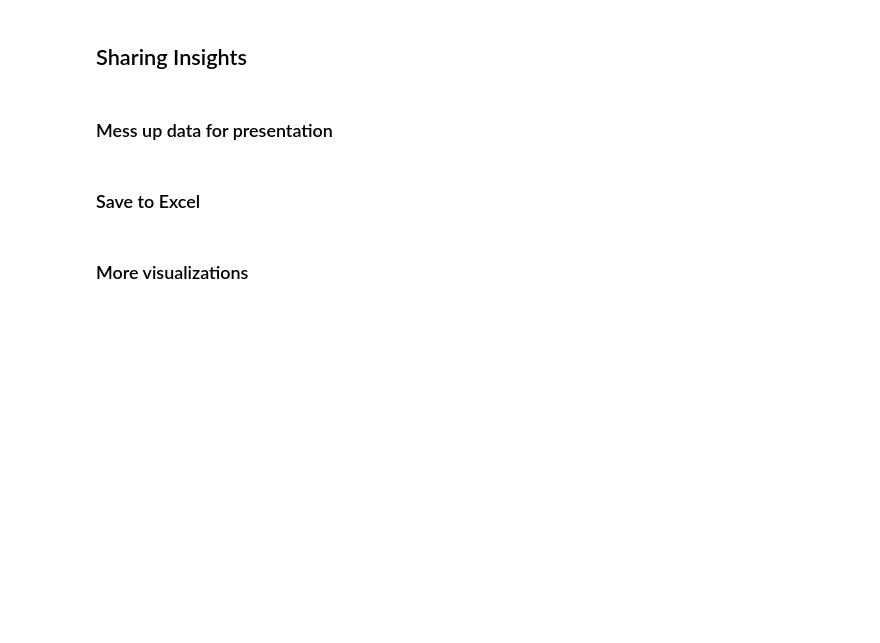
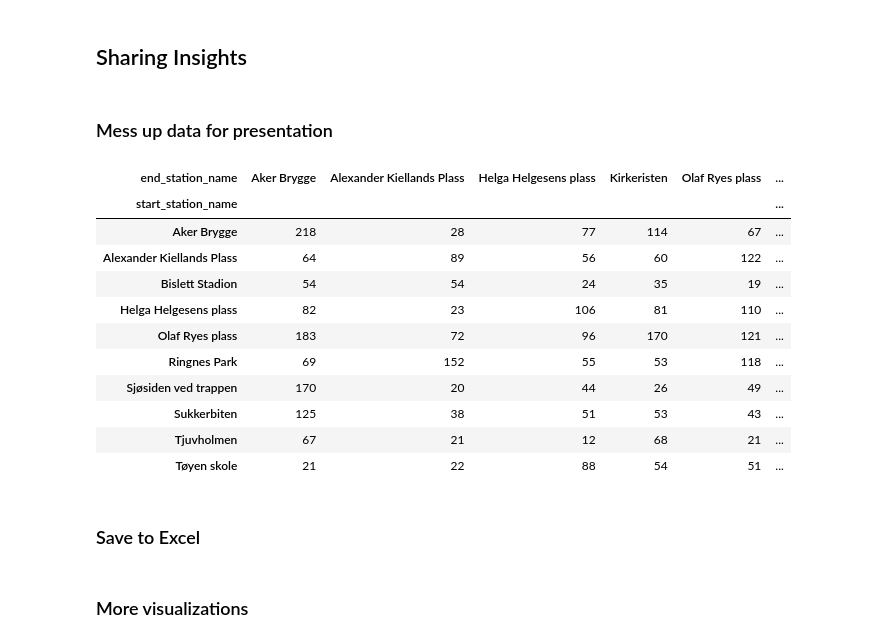
Before and after one commit to auroravoje/intro_data_processing, a Jupyter notebook: python/plan.ipynb, the cells around one changed output. Cells and saved outputs as stored; diff of their text form; code cells hidden in the pictures; blank space fills up the shorter version.

```diff
--- a/python/plan.ipynb
+++ b/python/plan.ipynb
@@ -1687,6 +1706,32 @@ pd.merge(popular_from, popular_to, how="outer", left_on="start_station_name", ri
 ## Sharing Insights
 # %% [markdown]
 ### Mess up data for presentation
+# %%
+from_to = (
+    trips.groupby(["start_station_name", "end_station_name"])
+    .agg(num_trips=("start_station_name", "size"))
+    .reset_index()
+    .sort_values(by="num_trips")
+)
+# %%
+from_to.query(
+    "start_station_name.isin(@popular_from.start_station_name) and end_station_name.isin(@popular_to.end_station_name)"
+).pivot_table(
+    index="start_station_name", columns="end_station_name", values="num_trips"
+)
+# %% [output]
+| end_station_name | Aker Brygge | Alexander Kiellands Plass | Helga Helgesens plass | Kirkeristen | Olaf Ryes plass | ... |
+| start_station_name |  |  |  |  |  | ... |
+| Aker Brygge | 218 | 28 | 77 | 114 | 67 | ... |
+| Alexander Kiellands Plass | 64 | 89 | 56 | 60 | 122 | ... |
+| Bislett Stadion | 54 | 54 | 24 | 35 | 19 | ... |
+| Helga Helgesens plass | 82 | 23 | 106 | 81 | 110 | ... |
+| Olaf Ryes plass | 183 | 72 | 96 | 170 | 121 | ... |
+| Ringnes Park | 69 | 152 | 55 | 53 | 118 | ... |
+| Sjøsiden ved trappen | 170 | 20 | 44 | 26 | 49 | ... |
+| Sukkerbiten | 125 | 38 | 51 | 53 | 43 | ... |
+| Tjuvholmen | 67 | 21 | 12 | 68 | 21 | ... |
+| Tøyen skole | 21 | 22 | 88 | 54 | 51 | ... |
 # %% [markdown]
 ### Save to Excel
 # %% [markdown]
```
Also changed, not shown: parts of 10 cells of this notebook, 1 other file.
